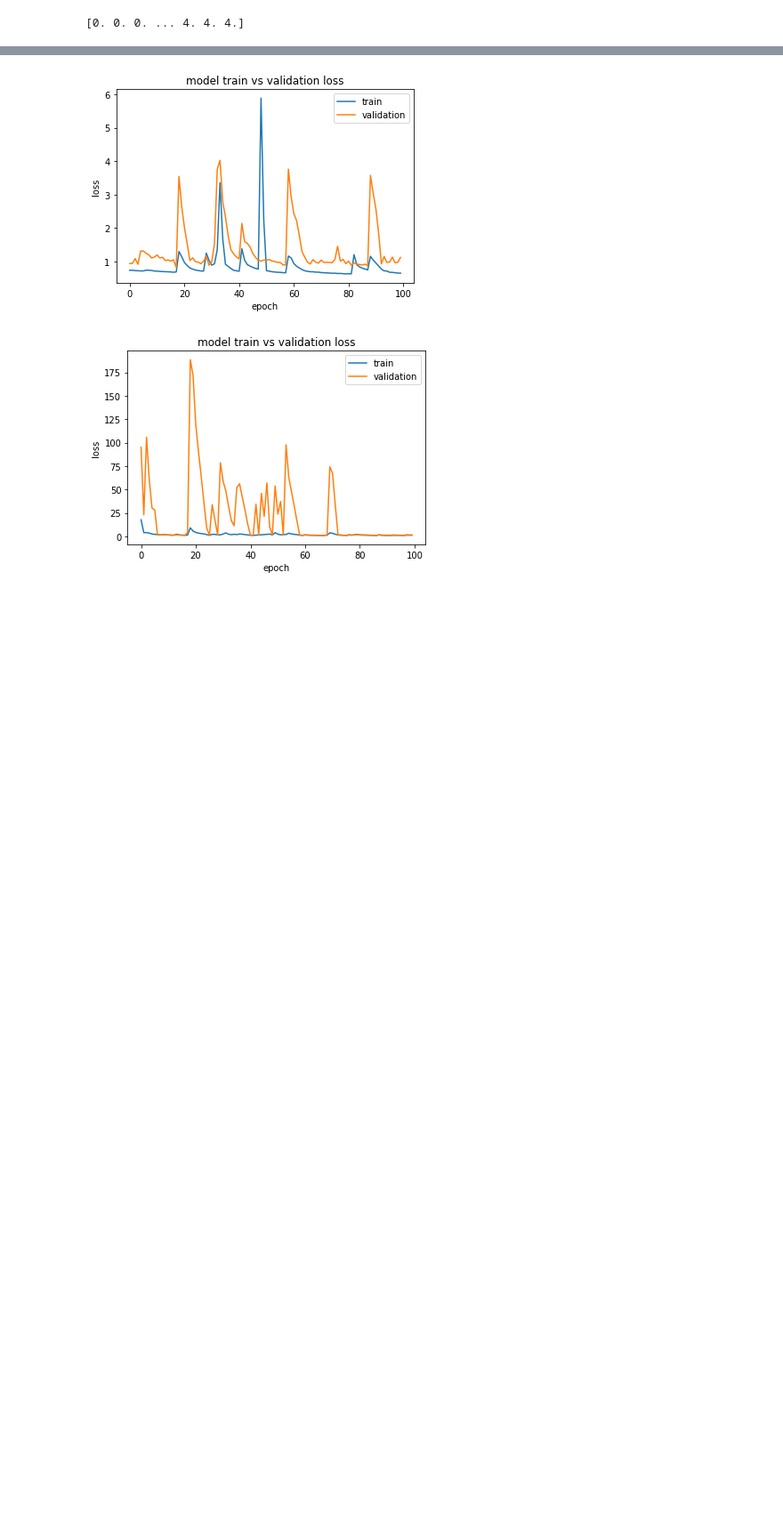
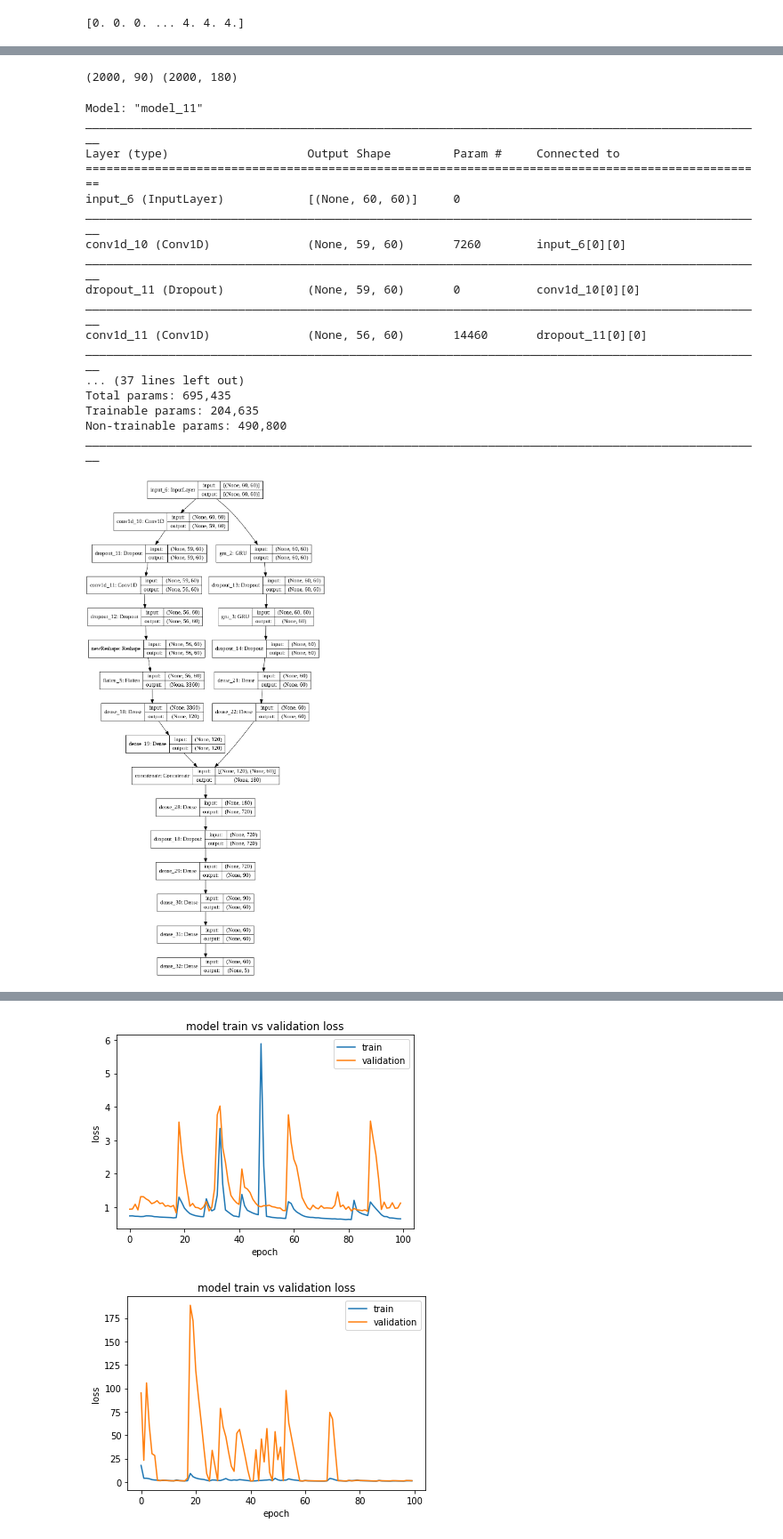
Before and after one commit to Syed-Osama-Hussain/Imagined-Speech-Prediction-from-EEG, a Jupyter notebook: Combined_matrices_model.ipynb, the cells around one changed output, grey strips where cells are left out. Shown at 89% size. Drawn from its saved outputs; the diff is of its cells as text; code cells hidden in the pictures; blank space fills up the shorter version.

```diff
--- a/Combined_matrices_model.ipynb
+++ b/Combined_matrices_model.ipynb
@@ -96,0 +245,6 @@ print(labels.shape,labels)
+# %%
+def createFeatureModel(modelCNN, modelRNN):
+  outputs = [modelCNN.layers[8].output,modelRNN.layers[6].output]
+  merge = concatenate(outputs)
+  featureModel = Model(inputs=modelCNN.input, outputs=merge)
+  return featureModel
@@ -96,0 +314,36 @@ print(labels.shape,labels)
+# %%
+encoder = Model(model3.input, model3.layers[3].output)
+predictedFeatures = encoder.predict(train_features)
+print(predictedFeatures.shape,train_features.shape)
+# %% [output]
+(2000, 90) (2000, 180)
+# %%
+featureOutput = featureModel.output
+encoder1 = Dense(720, activation='relu')(featureOutput)
+dropout5 = Dropout(0.25)(encoder1)
+encoder2 = Dense(90, activation='sigmoid')(dropout5)
+hidden1 = Dense(60, activation='relu')(encoder2)
+hidden2 = Dense(60, activation='relu')(hidden1)
+outputLayer = Dense(5, activation='softmax')(hidden2)
+finalModel = Model(inputs=featureModel.input, outputs=outputLayer)
+finalModel.summary()
+plot_model(finalModel, show_shapes=True, to_file='model_graph.png')
+# %% [output]
+Model: "model_11"
+__________________________________________________________________________________________________
+Layer (type)                    Output Shape         Param #     Connected to
+==================================================================================================
+input_6 (InputLayer)            [(None, 60, 60)]     0
+__________________________________________________________________________________________________
+conv1d_10 (Conv1D)              (None, 59, 60)       7260        input_6[0][0]
+__________________________________________________________________________________________________
+dropout_11 (Dropout)            (None, 59, 60)       0           conv1d_10[0][0]
+__________________________________________________________________________________________________
+conv1d_11 (Conv1D)              (None, 56, 60)       14460       dropout_11[0][0]
+__________________________________________________________________________________________________
+... (37 lines left out)
+Total params: 695,435
+Trainable params: 204,635
+Non-trainable params: 490,800
+__________________________________________________________________________________________________
+[figure, added]
```
Also changed, not shown: parts of 38 cells of this notebook.
